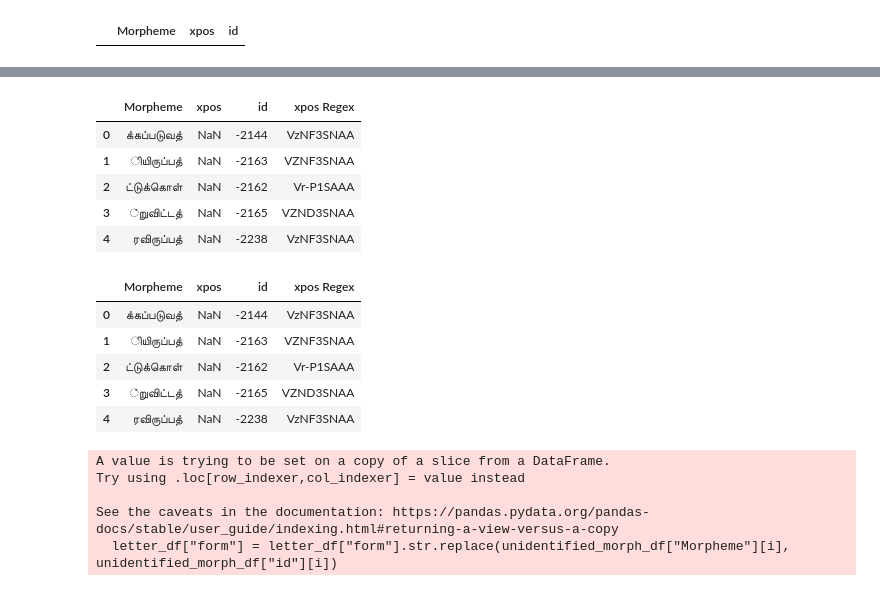
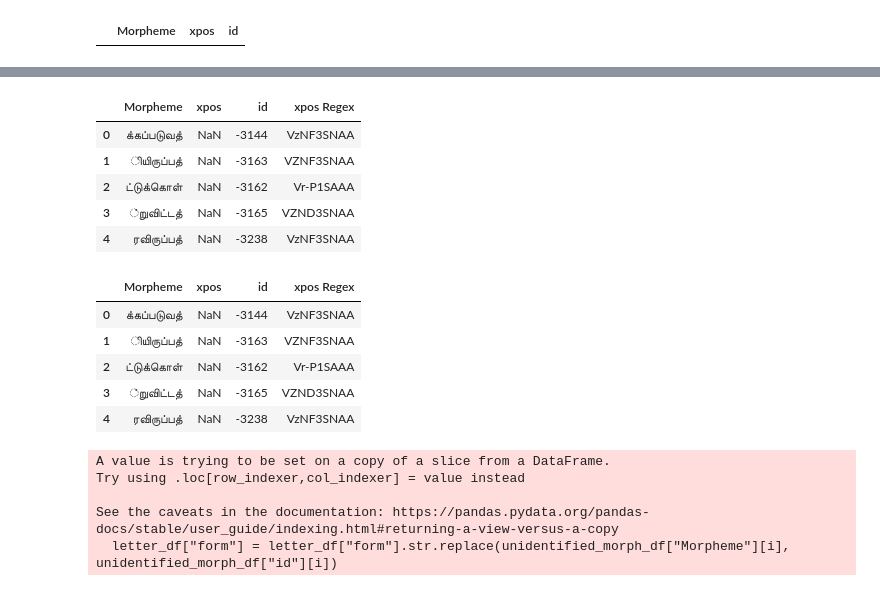
Before and after one commit to Kee2u/Deciphering_the_Indus_Valley_Script, a Jupyter notebook: convertmorphemes.ipynb, the cells around one changed output, grey strips where cells are left out. Saved outputs shown, nothing was run; the diff lists cells and outputs as text; code cells hidden in the pictures.

```diff
--- a/convertmorphemes.ipynb
+++ b/convertmorphemes.ipynb
@@ -115,7 +115,7 @@ morphemelist.loc[113, "xpos Regex"] = '(V..P3PH.)'
 morphemetoid = morphemelist['Morpheme'].unique()
 morphemes_df = pd.DataFrame(morphemetoid,columns=['Morpheme'])
 morphemes_df["id"] = morphemes_df.index
-morphemes_df["id"] = morphemes_df["id"].apply(lambda x: x+1569)
+morphemes_df["id"] = morphemes_df["id"].apply(lambda x: x+2000)
 morphemes_df["id"] = '-'+morphemes_df["id"].astype(str)
 morphemes_df.tail()
 # %% [output]
@@ -179,7 +179,7 @@ modmorpheme_df.loc[58, "MorphemeSeparated"] ='{க,ி,ன,்,ற}'
 modmorpheme_df.loc[6:7, "xpos Regex"] ='(..G......)'
 modmorpheme_df.loc[8:9, "xpos Regex"] ='(..L......)'
 modmorpheme_df.loc[10:11, "xpos Regex"] ='(..S......)'
-modmorpheme_df.loc[76, "id"] ='(..S......)'=='001'
+modmorpheme_df.loc[98, "id"] ='-2001'
 # %%
 #Sort in descending order by morpheme length so longer morphemes are replaced first in loop
 s= modmorpheme_df.Morpheme.str.len().sort_values(ascending=False).index
@@ -298,31 +280,31 @@ for index, row in letter_df.iterrows():
 # %%
 # Refining unidentied morpehemes dataframe
 unidentified_morph_df.drop_duplicates(subset='Morpheme', inplace=True)
 unidentified_morph_df.reset_index(drop=True, inplace=True)
 
 ## Creating index
-unidentified_morph_df["id"] = unidentified_morph_df.index+2000
+unidentified_morph_df["id"] = unidentified_morph_df.index+3000
 unidentified_morph_df["id"] ='-'+unidentified_morph_df["id"].astype(str)
 
 ## Removing hyphen and dropping dupicates
 unidentified_morph_df["Morpheme"]=unidentified_morph_df["Morpheme"].str.replace('-', '')
 unidentified_morph_df.drop_duplicates(subset='Morpheme', inplace=True)
 
 ## Sorting in descending order
 s= unidentified_morph_df.Morpheme.str.len().sort_values(ascending=False).index
 unidentified_morph_df = unidentified_morph_df.reindex(s)
 unidentified_morph_df.reset_index(drop=True, inplace=True)
 
 ## Dropping empty morpheme columns
 unidentified_morph_df.drop(232, axis=0, inplace=True)
 unidentified_morph_df.head()
 # %% [output]
 |  | Morpheme | xpos | id | xpos Regex |
-| 0 | க்கப்படுவத் | NaN | -2144 | VzNF3SNAA |
-| 1 | ியிருப்பத் | NaN | -2163 | VZNF3SNAA |
-| 2 | ட்டுக்கொள் | NaN | -2162 | Vr-P1SAAA |
-| 3 | ்றுவிட்டத் | NaN | -2165 | VZND3SNAA |
-| 4 | ரவிருப்பத் | NaN | -2238 | VzNF3SNAA |
+| 0 | க்கப்படுவத் | NaN | -3144 | VzNF3SNAA |
+| 1 | ியிருப்பத் | NaN | -3163 | VZNF3SNAA |
+| 2 | ட்டுக்கொள் | NaN | -3162 | Vr-P1SAAA |
+| 3 | ்றுவிட்டத் | NaN | -3165 | VZND3SNAA |
+| 4 | ரவிருப்பத் | NaN | -3238 | VzNF3SNAA |
 # %%
 # Adding same id for unidentified morphemes that appear in identified morphemes table
 for i in range(len(unidentified_morph_df)):
@@ -331,15 +313,15 @@ for i in range(len(unidentified_morph_df)):
             unidentified_morph_df.loc[i, "id"] = modmorpheme_df.loc[j, "id"]
 
 
-unidentified_morph_df.loc[102, "id"] = '-1609'
+unidentified_morph_df.loc[102, "id"] = '-2609'
 unidentified_morph_df.head()
 # %% [output]
 |  | Morpheme | xpos | id | xpos Regex |
-| 0 | க்கப்படுவத் | NaN | -2144 | VzNF3SNAA |
-| 1 | ியிருப்பத் | NaN | -2163 | VZNF3SNAA |
-| 2 | ட்டுக்கொள் | NaN | -2162 | Vr-P1SAAA |
-| 3 | ்றுவிட்டத் | NaN | -2165 | VZND3SNAA |
-| 4 | ரவிருப்பத் | NaN | -2238 | VzNF3SNAA |
+| 0 | க்கப்படுவத் | NaN | -3144 | VzNF3SNAA |
+| 1 | ியிருப்பத் | NaN | -3163 | VZNF3SNAA |
+| 2 | ட்டுக்கொள் | NaN | -3162 | Vr-P1SAAA |
+| 3 | ்றுவிட்டத் | NaN | -3165 | VZND3SNAA |
+| 4 | ரவிருப்பத் | NaN | -3238 | VzNF3SNAA |
 # %%
 # Replacing unidentied morphemes with their ids in filtered dataframe
 for i in range(len(unidentified_morph_df["Morpheme"])):
```
Also changed, not shown: parts of 11 cells of this notebook.
